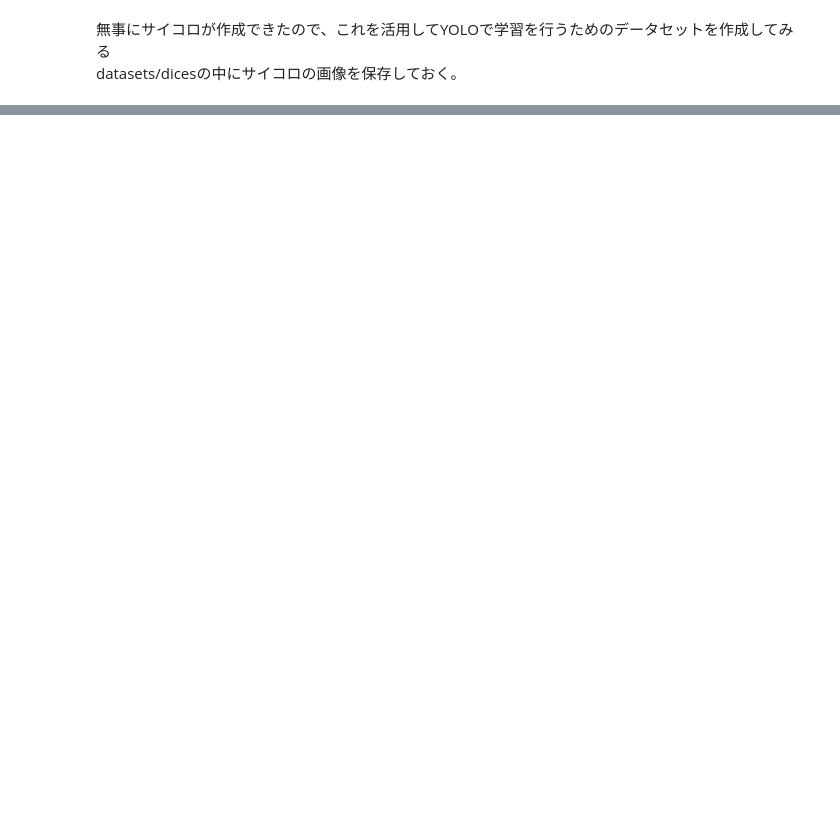
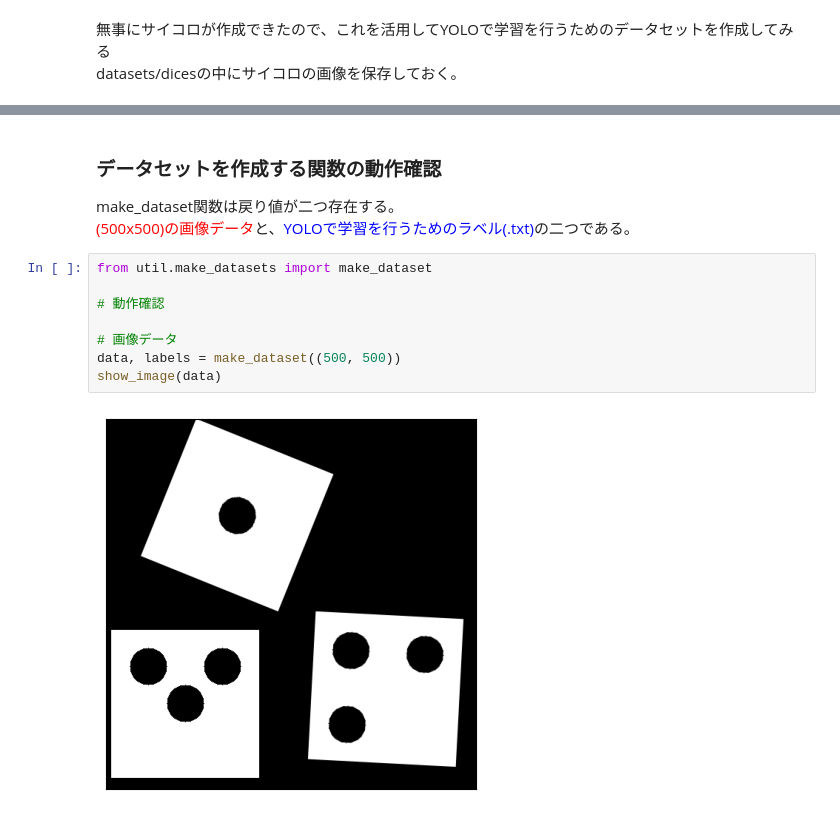
Before and after one commit to h-hosoda-ml/competitions, a Jupyter notebook: sony_20231120/src/notebooks/eda.ipynb, the cells around one changed output, grey strips where cells are left out. Drawn from its saved outputs; the diff is of its cells as text; blank space fills up the shorter version.

```diff
--- a/sony_20231120/src/notebooks/eda.ipynb
+++ b/sony_20231120/src/notebooks/eda.ipynb
@@ -66,0 +77,14 @@ datasets/dicesの中にサイコロの画像を保存しておく。
+# %% [markdown]
+<h3>データセットを作成する関数の動作確認</h3>
+make_dataset関数は戻り値が二つ存在する。<br>
+<span style="color: red;">(500x500)の画像データ</span>と、<span style="color: blue;">YOLOで学習を行うためのラベル(.txt)</span>の二つである。
+# %%
+from util.make_datasets import make_dataset
+
+# 動作確認
+
+# 画像データ
+data, labels = make_dataset((500, 500))
+show_image(data)
+# %% [output]
+[figure, added]
```
Also changed, not shown: parts of 14 cells of this notebook.
